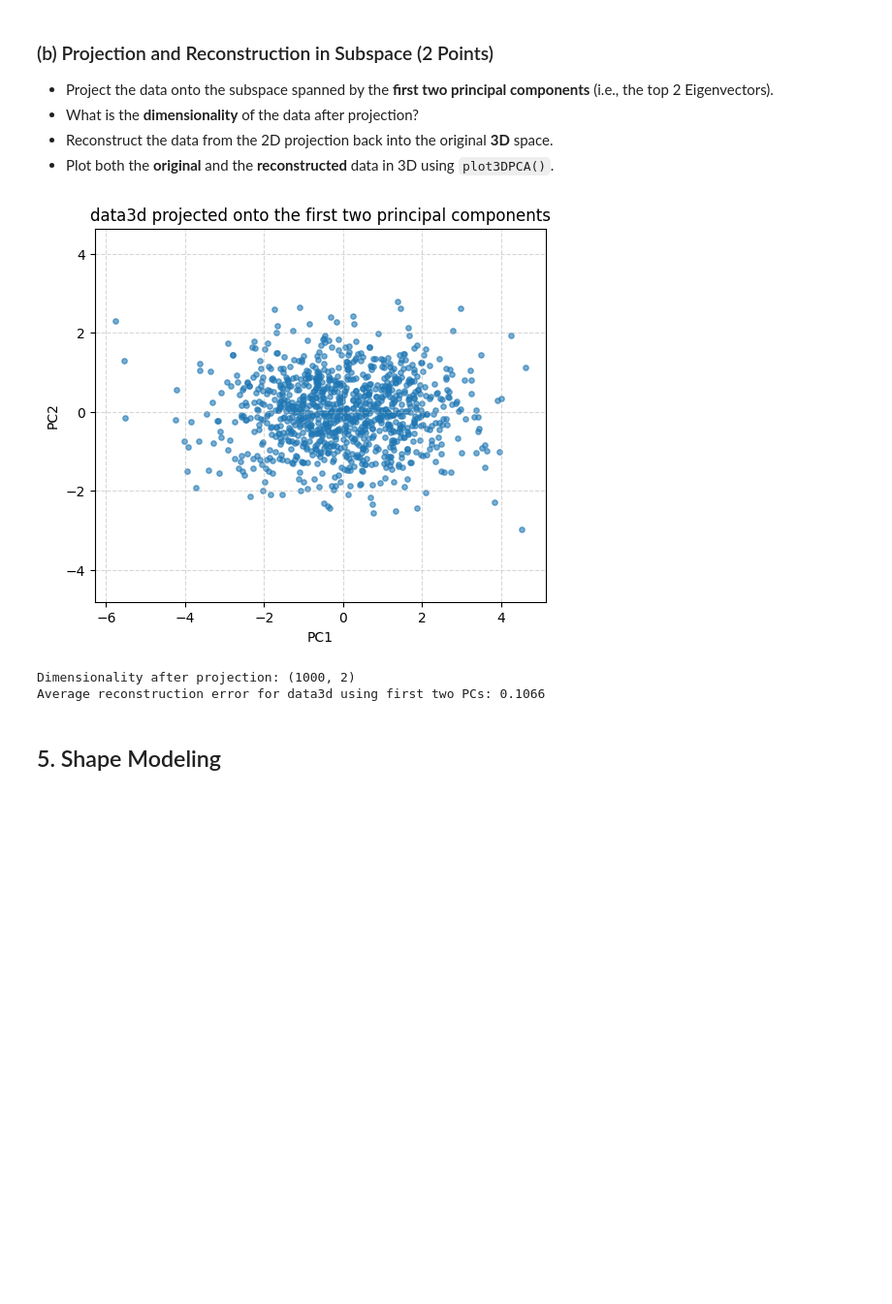
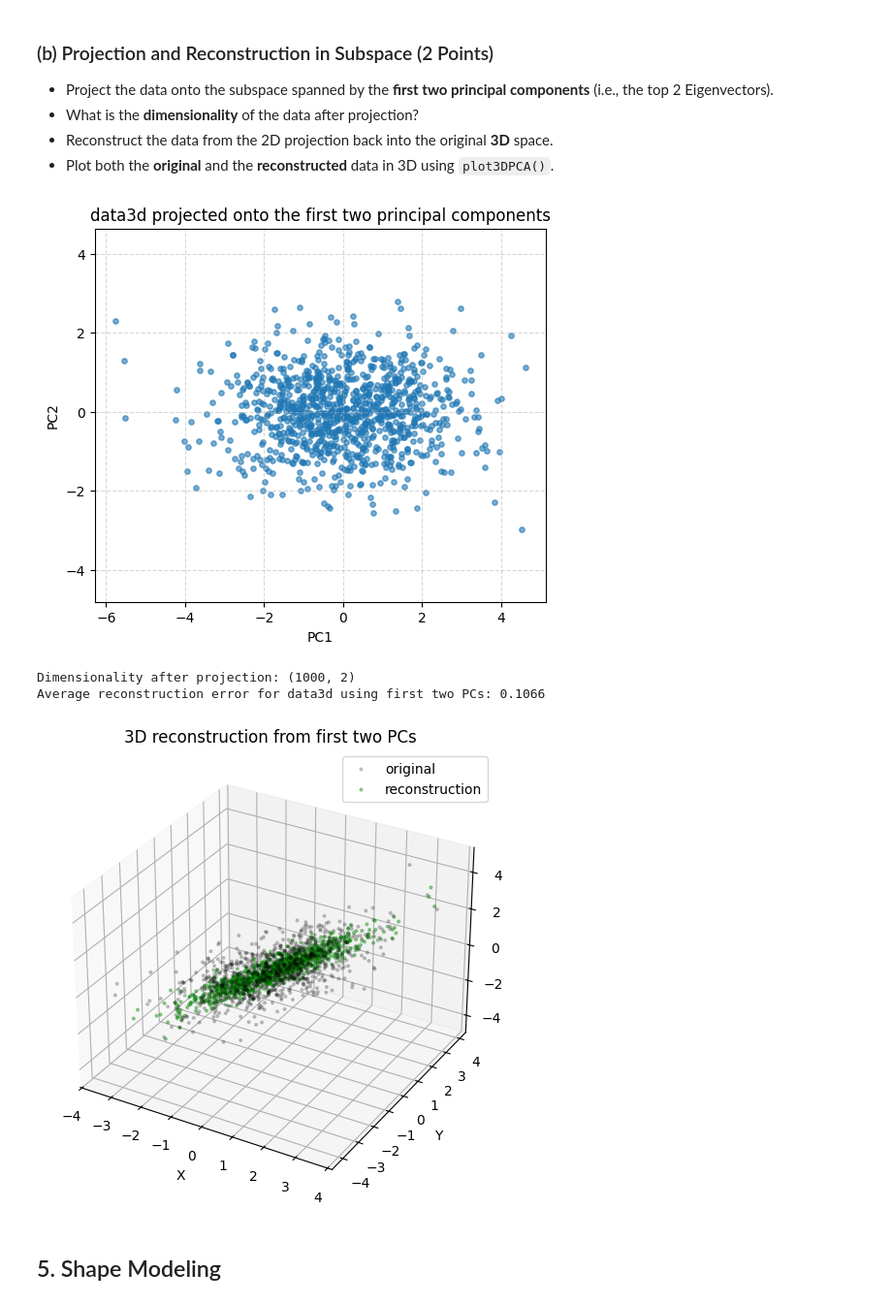
Before and after one commit to Chalisser/Medical_Imaging_Task1, a Jupyter notebook: notebook.ipynb, the cells around one changed output. Shown at 97% size. Drawn from its saved outputs; the diff is of its cells as text; code cells hidden in the pictures; blank space fills up the shorter version.

```diff
--- a/notebook.ipynb
+++ b/notebook.ipynb
@@ -431,34 +449,47 @@ X_reduced_3d_2, eigVec_3d_2, eigVal_3d_2, mean_3d_2 = pca(data3d, n_components=2
 # Plot the 2D subspace coordinates
 plt.figure(figsize=(6, 5))
 plt.scatter(X_reduced_3d_2[:, 0], X_reduced_3d_2[:, 1], alpha=0.6, s=15)
 plt.title("data3d projected onto the first two principal components")
 plt.xlabel("PC1")
 plt.ylabel("PC2")
 plt.axis("equal")
 plt.grid(True, linestyle="--", alpha=0.5)
 plt.show()
 
 # Print dimensionality of X_reduced
 print("Dimensionality after projection:", X_reduced_3d_2.shape)
 
 # Reconstruct from projection into 3D
-X_reconstructed_3d = X_reduced_3d_2 @ eigVec_3d_2.T + mean_3d_2
+X_reconstructed_3d = np.dot(X_reduced_3d_2, eigVec_3d_2.T) + mean_3d_2
 reconstruction_error_3d = np.mean((data3d - X_reconstructed_3d) ** 2)
 print(f"Average reconstruction error for data3d using first two PCs: {reconstruction_error_3d:.4f}")
 
 # Plot reconstruction using plot3DPCA
 plot3DPCA(
     data=data3d,
     mju=mean_3d_2,
     eigVec=eigVec_3d,
     eigVal=eigVal_3d,
     recData=X_reconstructed_3d,
     showReconstruction=True,
 )
+
+# Static Matplotlib version for notebook viewers that do not render Plotly
+fig = plt.figure(figsize=(7, 6))
+ax = fig.add_subplot(111, projection="3d")
+ax.scatter(data3d[:, 0], data3d[:, 1], data3d[:, 2], s=4, alpha=0.18, color="black", label="original")
+ax.scatter(X_reconstructed_3d[:, 0], X_reconstructed_3d[:, 1], X_reconstructed_3d[:, 2], s=4, alpha=0.35, color="green", label="reconstruction")
+ax.set_title("3D reconstruction from first two PCs")
+ax.set_xlabel("X")
+ax.set_ylabel("Y")
+ax.set_zlabel("Z")
+ax.legend()
+plt.show()
 # %% [output]
 [figure]
 Dimensionality after projection: (1000, 2)
 Average reconstruction error for data3d using first two PCs: 0.1066
+[figure, added]
 # %% [markdown]
 ## 5. Shape Modeling
 # %% [markdown]
```
Also changed, not shown: parts of 2 cells of this notebook.
